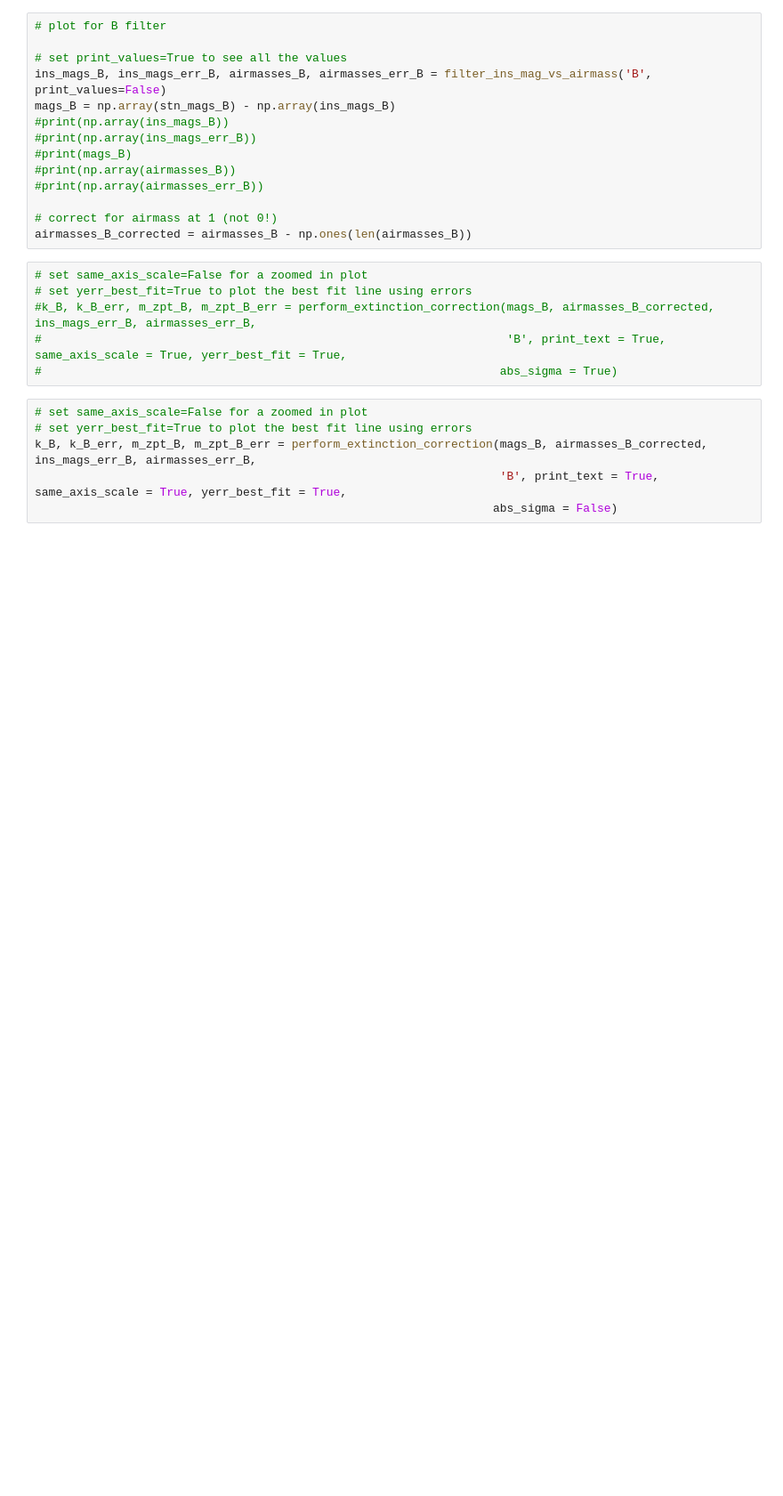
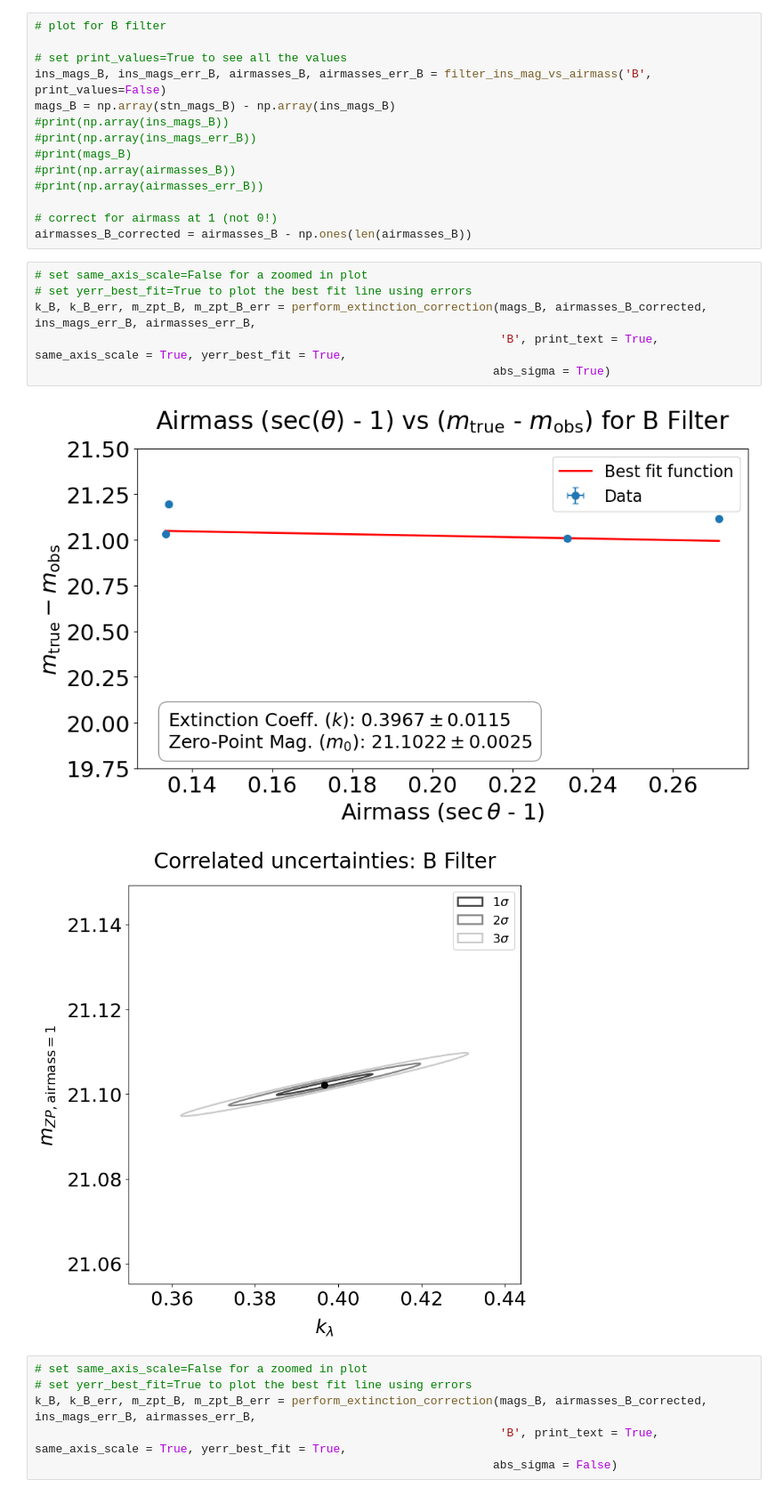
Before and after one commit to siddhantpujni/exoplanets_TGP, a Jupyter notebook: standard_stars.ipynb, the cells around one changed output. Shown at 89% size. Cells and saved outputs as stored; diff of their text form; blank space fills up the shorter version.

```diff
--- a/standard_stars.ipynb
+++ b/standard_stars.ipynb
@@ -1200,9 +1200,12 @@ airmasses_B_corrected = airmasses_B - np.ones(len(airmasses_B))
 # %%
 # set same_axis_scale=False for a zoomed in plot
 # set yerr_best_fit=True to plot the best fit line using errors
-#k_B, k_B_err, m_zpt_B, m_zpt_B_err = perform_extinction_correction(mags_B, airmasses_B_corrected, ins_mags_err_B, airmasses_err_B,
-#                                                                   'B', print_text = True, same_axis_scale = True, yerr_best_fit = True,
-#                                                                  abs_sigma = True)
+k_B, k_B_err, m_zpt_B, m_zpt_B_err = perform_extinction_correction(mags_B, airmasses_B_corrected, ins_mags_err_B, airmasses_err_B,
+                                                                   'B', print_text = True, same_axis_scale = True, yerr_best_fit = True,
+                                                                  abs_sigma = True)
+# %% [output]
+[figure, added]
+[figure, added]
 # %%
 # set same_axis_scale=False for a zoomed in plot
 # set yerr_best_fit=True to plot the best fit line using errors
```
Also changed, not shown: parts of 9 cells of this notebook.
